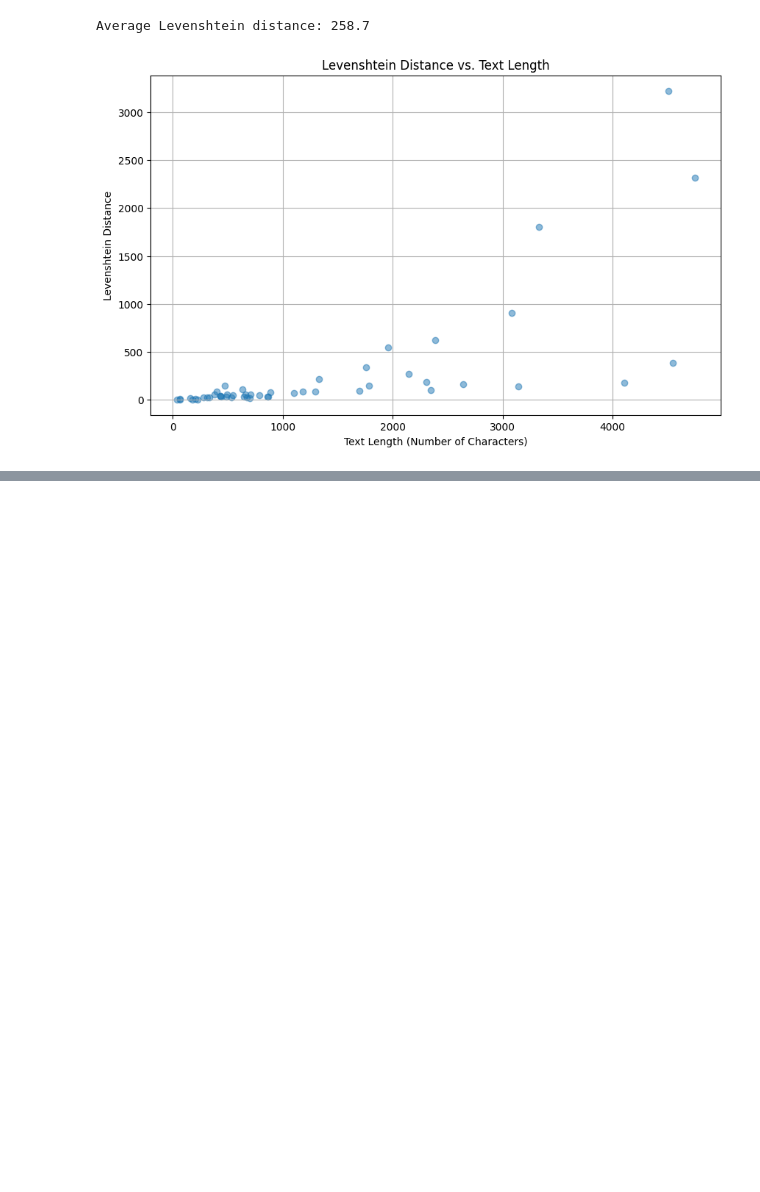
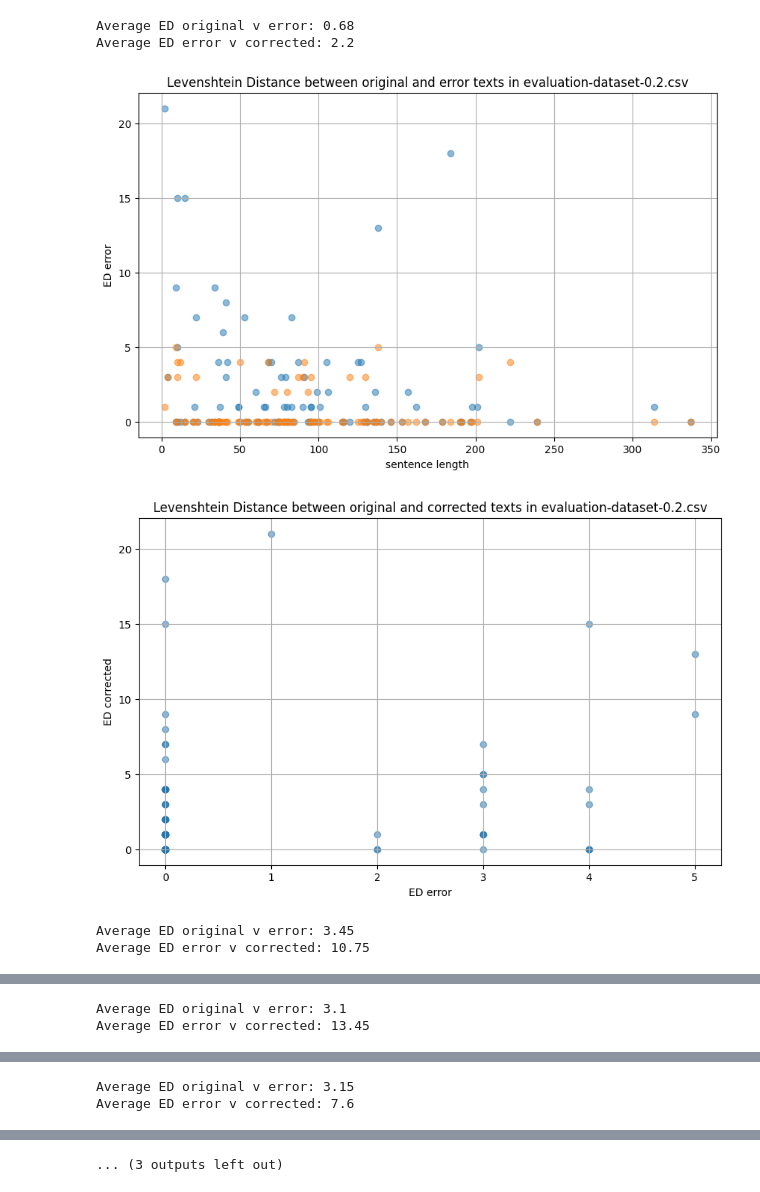
Before and after one commit to poziarnik/KNN, a Jupyter notebook: gpt-baseline.ipynb, the cells around one changed output, grey strips where cells are left out. Cells and saved outputs as stored; diff of their text form; code cells hidden in the pictures; blank space fills up the shorter version.

```diff
--- a/gpt-baseline.ipynb
+++ b/gpt-baseline.ipynb
@@ -1,31 +0,0 @@
-# %%
-from Levenshtein import distance
-import pandas as pd
-import matplotlib.pyplot as plt
-
-df = pd.read_csv("evaluation.csv", delimiter=";")
-
-# Initialize a new column 'levenshtein_distance' in the DataFrame
-df['levenshtein_distance'] = df.apply(
-    lambda row: distance(row['text'], row['correction']),
-    axis=1
-)
-
-# Calculate the length of the original text (number of characters)
-df['text_length'] = df['text'].apply(len)
-# %%
-average_distance = df['levenshtein_distance'].mean()
-print(f"Average Levenshtein distance: {average_distance}")
-# %% [output]
-Average Levenshtein distance: 258.7
-# %%
-# Plotting the mean Levenshtein distance against text length
-plt.figure(figsize=(10, 6))
-plt.scatter(df['text_length'], df['levenshtein_distance'], alpha=0.5)
-plt.title('Levenshtein Distance vs. Text Length')
-plt.xlabel('Text Length (Number of Characters)')
-plt.ylabel('Levenshtein Distance')
-plt.grid(True)
-plt.show()
-# %% [output]
-[figure, removed]
@@ -31,0 +47,10 @@ plt.show()
+# %%
+for dataset_path in dataset_paths:
+    evaluate(dataset_path)
+# %% [output]
+Average ED original v error: 0.68
+Average ED error v corrected: 2.2
+[figure, added]
+[figure, added]
+Average ED original v error: 3.45
+Average ED error v corrected: 10.75
@@ -31,0 +59,2 @@ plt.show()
+Average ED original v error: 3.1
+Average ED error v corrected: 13.45
@@ -31,0 +63,2 @@ plt.show()
+Average ED original v error: 3.15
+Average ED error v corrected: 7.6
@@ -31,0 +67 @@ plt.show()
+... (3 outputs left out)
```
Also changed, not shown: parts of 2 cells of this notebook, 2 other files.
